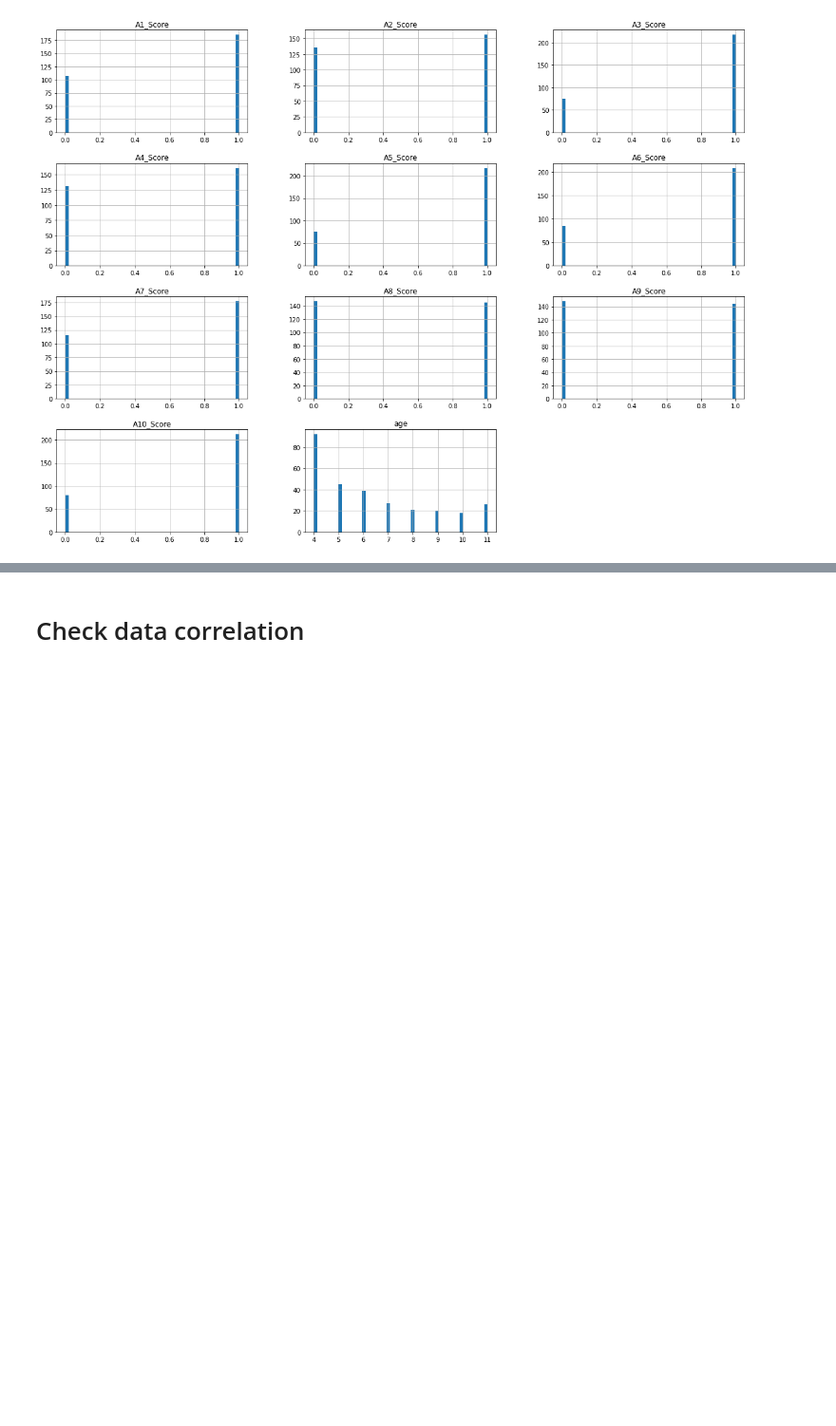
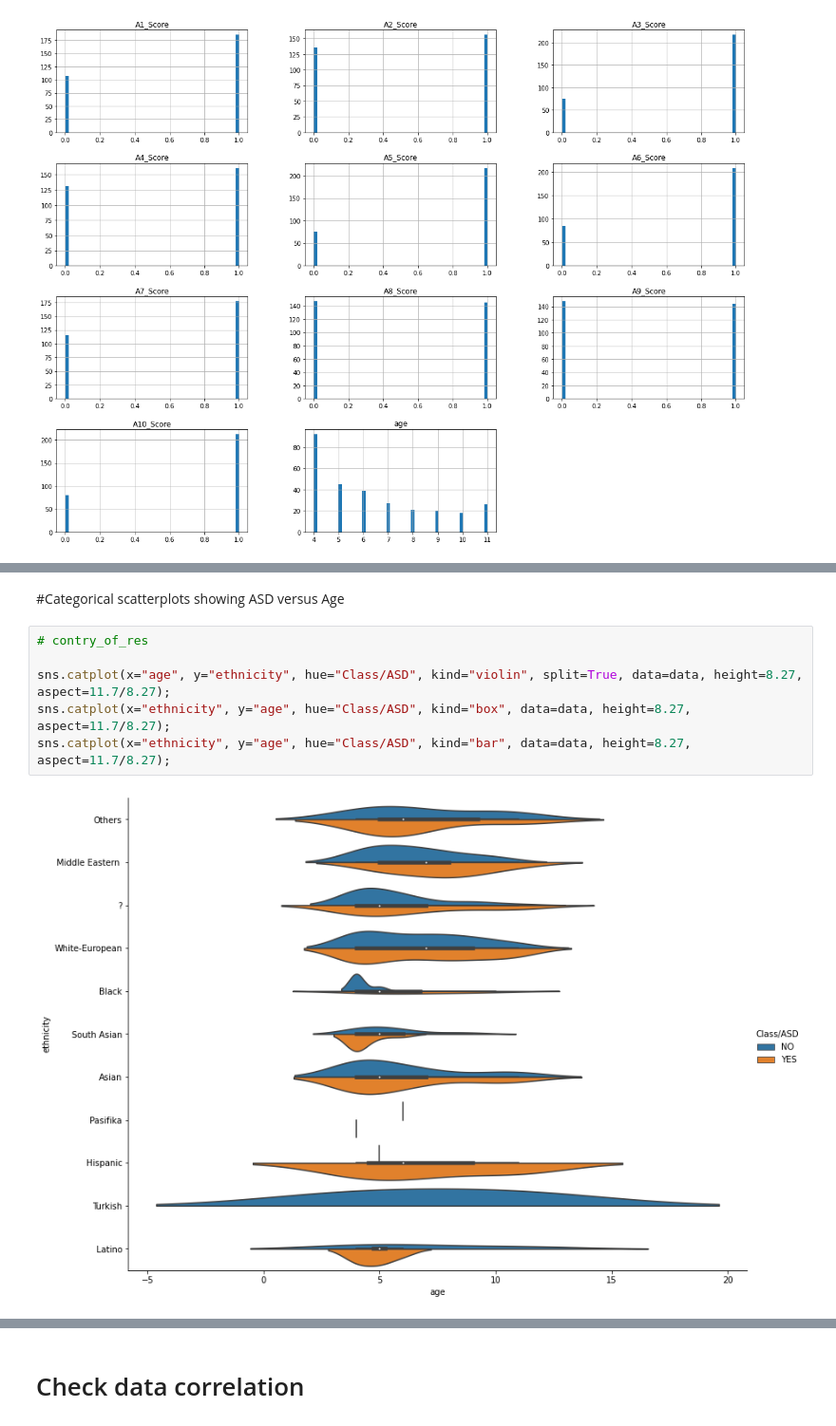
Before and after one commit to danielcdo/-MachineLearning, a Jupyter notebook: asdLogisticRegression.ipynb, the cells around one changed output, grey strips where cells are left out. Shown: that part at 95% size. Drawn from its saved outputs; the diff is of its cells as text; blank space fills up the shorter version.

```diff
--- a/asdLogisticRegression.ipynb
+++ b/asdLogisticRegression.ipynb
@@ -171,0 +184,10 @@ data.hist(bins=50, figsize=(20,15));
+# %% [markdown]
+#Categorical scatterplots showing ASD versus Age
+# %%
+# contry_of_res
+
+sns.catplot(x="age", y="ethnicity", hue="Class/ASD", kind="violin", split=True, data=data, height=8.27, aspect=11.7/8.27);
+sns.catplot(x="ethnicity", y="age", hue="Class/ASD", kind="box", data=data, height=8.27, aspect=11.7/8.27);
+sns.catplot(x="ethnicity", y="age", hue="Class/ASD", kind="bar", data=data, height=8.27, aspect=11.7/8.27);
+# %% [output]
+[figure, added]
```
Also changed, not shown: parts of 6 cells of this notebook.
